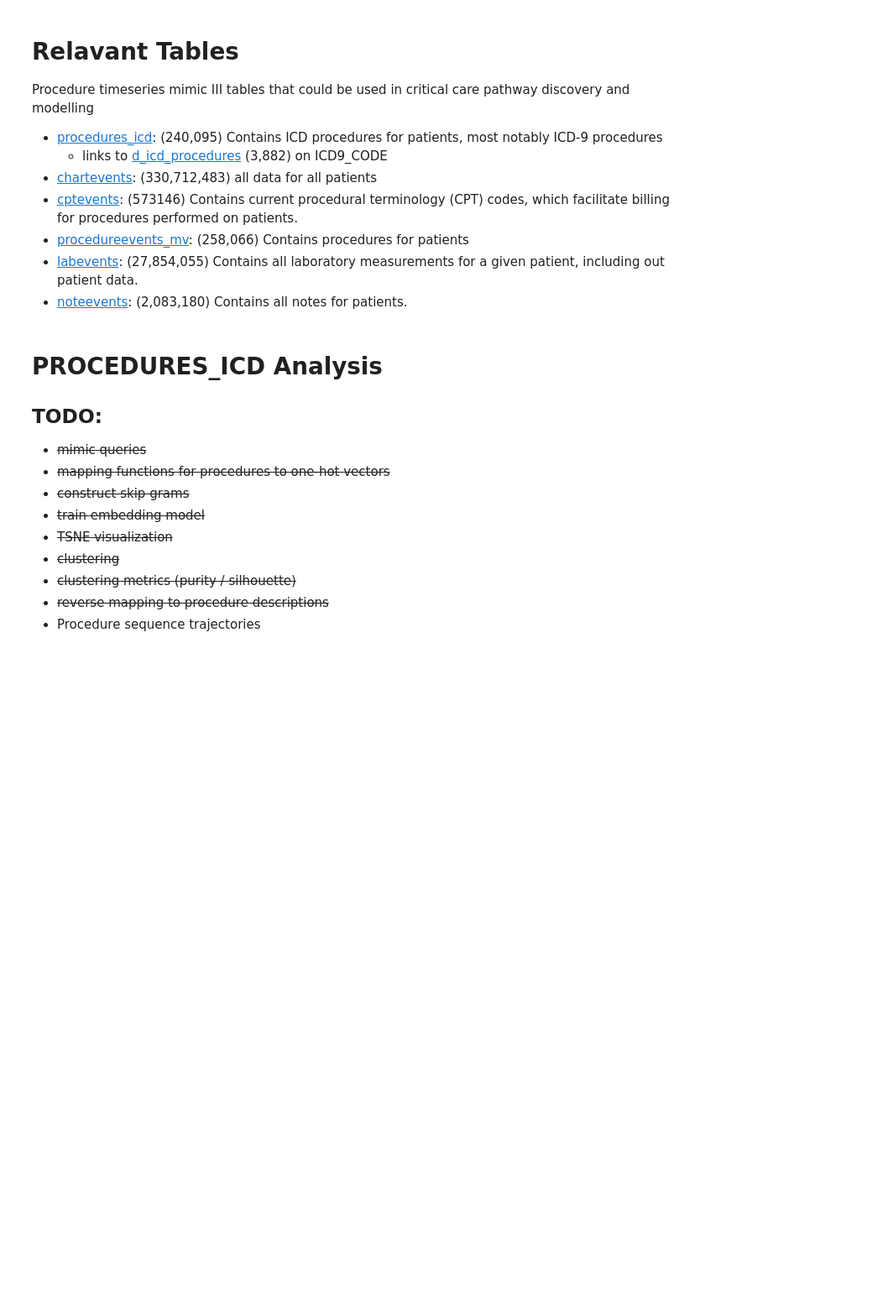
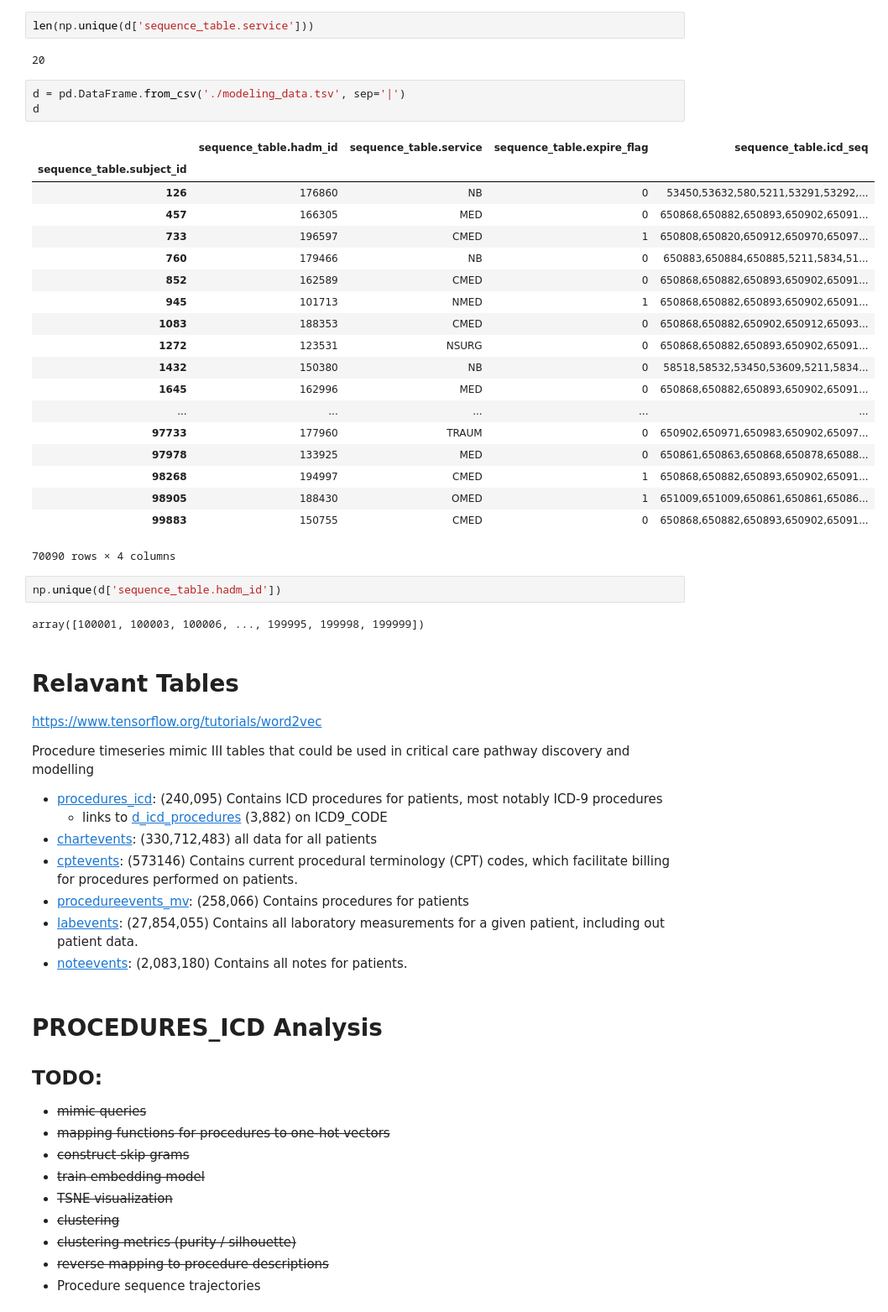
Before and after one commit to mwalton/bdh22, a Jupyter notebook: notes/analysis.ipynb, the cells around one changed output. Shown at 84% size. Saved outputs shown, nothing was run; the diff lists cells and outputs as text; blank space fills up the shorter version.

Commit message:
girish data

```diff
--- a/notes/analysis.ipynb
+++ b/notes/analysis.ipynb
@@ -20,5 +22,39 @@ plt.style.use('ggplot')
+# %%
+len(np.unique(d['sequence_table.service']))
+# %% [output]
+20
+# %%
+d = pd.DataFrame.from_csv('./modeling_data.tsv', sep='|')
+d
+# %% [output]
+|  | sequence_table.hadm_id | sequence_table.service | sequence_table.expire_flag | sequence_table.icd_seq |
+| sequence_table.subject_id |  |  |  |  |
+| 126 | 176860 | NB | 0 | 53450,53632,580,5211,53291,53292,... |
+| 457 | 166305 | MED | 0 | 650868,650882,650893,650902,65091... |
+| 733 | 196597 | CMED | 1 | 650808,650820,650912,650970,65097... |
+| 760 | 179466 | NB | 0 | 650883,650884,650885,5211,5834,51... |
+| 852 | 162589 | CMED | 0 | 650868,650882,650893,650902,65091... |
+| 945 | 101713 | NMED | 1 | 650868,650882,650893,650902,65091... |
+| 1083 | 188353 | CMED | 0 | 650868,650882,650902,650912,65093... |
+| 1272 | 123531 | NSURG | 0 | 650868,650882,650893,650902,65091... |
+| 1432 | 150380 | NB | 0 | 58518,58532,53450,53609,5211,5834... |
+| 1645 | 162996 | MED | 0 | 650868,650882,650893,650902,65091... |
+| ... | ... | ... | ... | ... |
+| 97733 | 177960 | TRAUM | 0 | 650902,650971,650983,650902,65097... |
+| 97978 | 133925 | MED | 0 | 650861,650863,650868,650878,65088... |
+| 98268 | 194997 | CMED | 1 | 650868,650882,650893,650902,65091... |
+| 98905 | 188430 | OMED | 1 | 651009,651009,650861,650861,65086... |
+| 99883 | 150755 | CMED | 0 | 650868,650882,650893,650902,65091... |
+70090 rows × 4 columns
+# %%
+np.unique(d['sequence_table.hadm_id'])
+# %% [output]
+array([100001, 100003, 100006, ..., 199995, 199998, 199999])
 # %% [markdown]
 # Relavant Tables
+https://www.tensorflow.org/tutorials/word2vec
+
+
 Procedure timeseries mimic III tables that could be used in critical care pathway discovery and modelling
 
 - [procedures_icd](https://mimic.physionet.org/mimictables/procedures_icd/): (240,095) Contains ICD procedures for patients, most notably ICD-9 procedures
```
Also changed, not shown: parts of 2 cells of this notebook, 2 other files.
